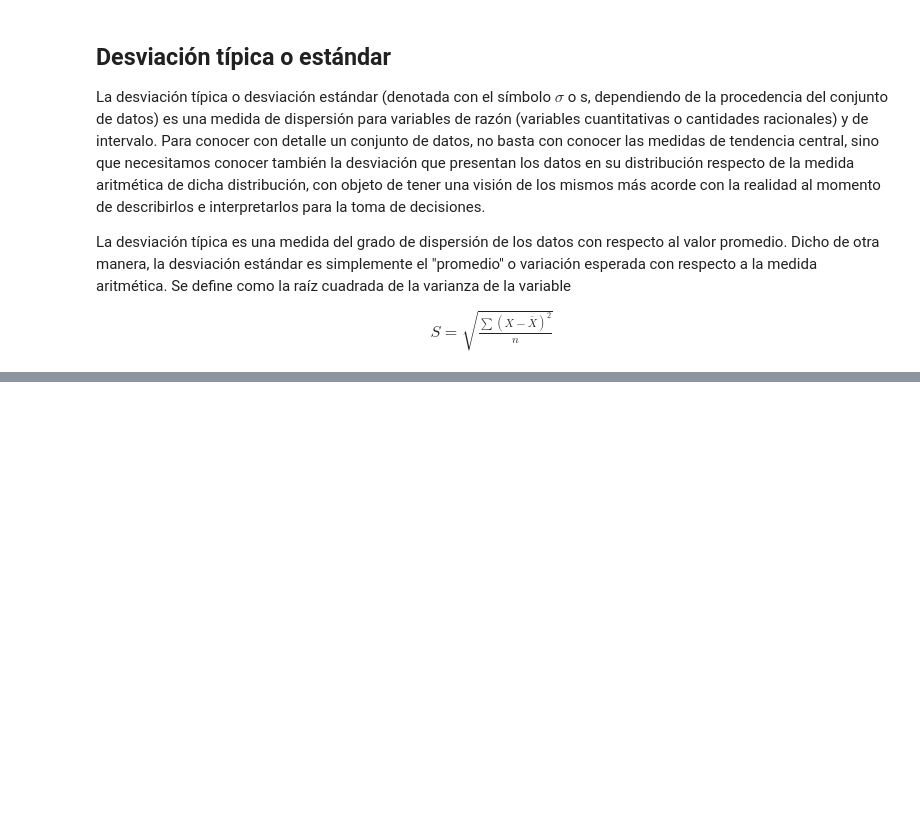
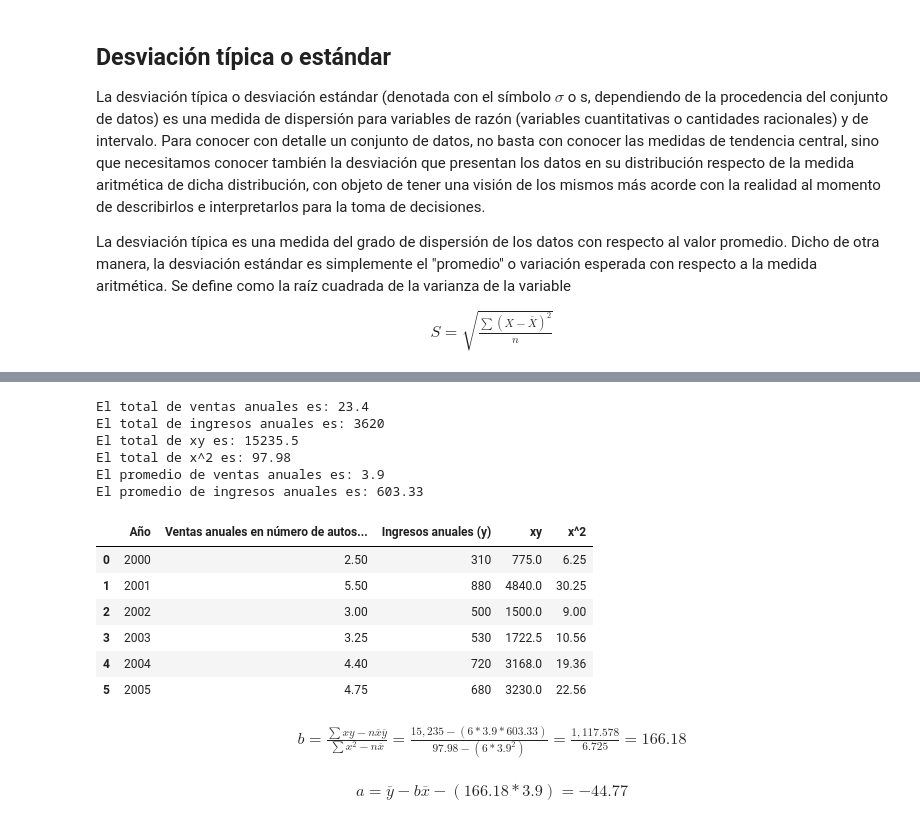
Before and after one commit to leon-mtz07/Probability_and_Stadistics, a Jupyter notebook: Estadística.ipynb, the cells around one changed output, grey strips where cells are left out. Cells and saved outputs as stored; diff of their text form; code cells hidden in the pictures; blank space fills up the shorter version.

```diff
--- a/Estadística.ipynb
+++ b/Estadística.ipynb
@@ -1242,0 +1394,31 @@ La desviación típica es una medida del grado de dispersión de los datos con r
+# %%
+vehiculos['xy'] = (vehiculos['Ventas anuales en número de autos (x)'] * vehiculos['Ingresos anuales (y)']).round(2)
+vehiculos['x^2'] = (vehiculos['Ventas anuales en número de autos (x)'].pow(2)).round(2)
+
+print(f'El total de ventas anuales es: {vehiculos["Ventas anuales en número de autos (x)"].sum()}')
+print(f'El total de ingresos anuales es: {vehiculos["Ingresos anuales (y)"].sum()}')
+print(f'El total de xy es: {vehiculos["xy"].sum()}')
+print(f'El total de x^2 es: {vehiculos["x^2"].sum()}')
+print(f'El promedio de ventas anuales es: {vehiculos["Ventas anuales en número de autos (x)"].mean()}')
+print(f'El promedio de ingresos anuales es: {vehiculos["Ingresos anuales (y)"].mean().round(2)}')
+vehiculos
+# %% [output]
+El total de ventas anuales es: 23.4
+El total de ingresos anuales es: 3620
+El total de xy es: 15235.5
+El total de x^2 es: 97.98
+El promedio de ventas anuales es: 3.9
+El promedio de ingresos anuales es: 603.33
+|  | Año | Ventas anuales en número de autos... | Ingresos anuales (y) | xy | x^2 |
+| 0 | 2000 | 2.50 | 310 | 775.0 | 6.25 |
+| 1 | 2001 | 5.50 | 880 | 4840.0 | 30.25 |
+| 2 | 2002 | 3.00 | 500 | 1500.0 | 9.00 |
+| 3 | 2003 | 3.25 | 530 | 1722.5 | 10.56 |
+| 4 | 2004 | 4.40 | 720 | 3168.0 | 19.36 |
+| 5 | 2005 | 4.75 | 680 | 3230.0 | 22.56 |
+# %% [markdown]
+<center> $b = \frac{\sum xy - n\overline{x}\overline{y}}{\sum x^2 - n\overline{x}} = \frac{15,235 - (6 * 3.9 * 603.33)}{97.98 - (6 * 3.9^2)} = \frac{1,117.578}{6.725} = 166.18$ </center>
+
+<br>
+
+<center> $a = \overline{y} - b\overline{x} - (166.18 * 3.9) = -44.77$ </center>
```
Also changed, not shown: parts of 13 cells of this notebook.
